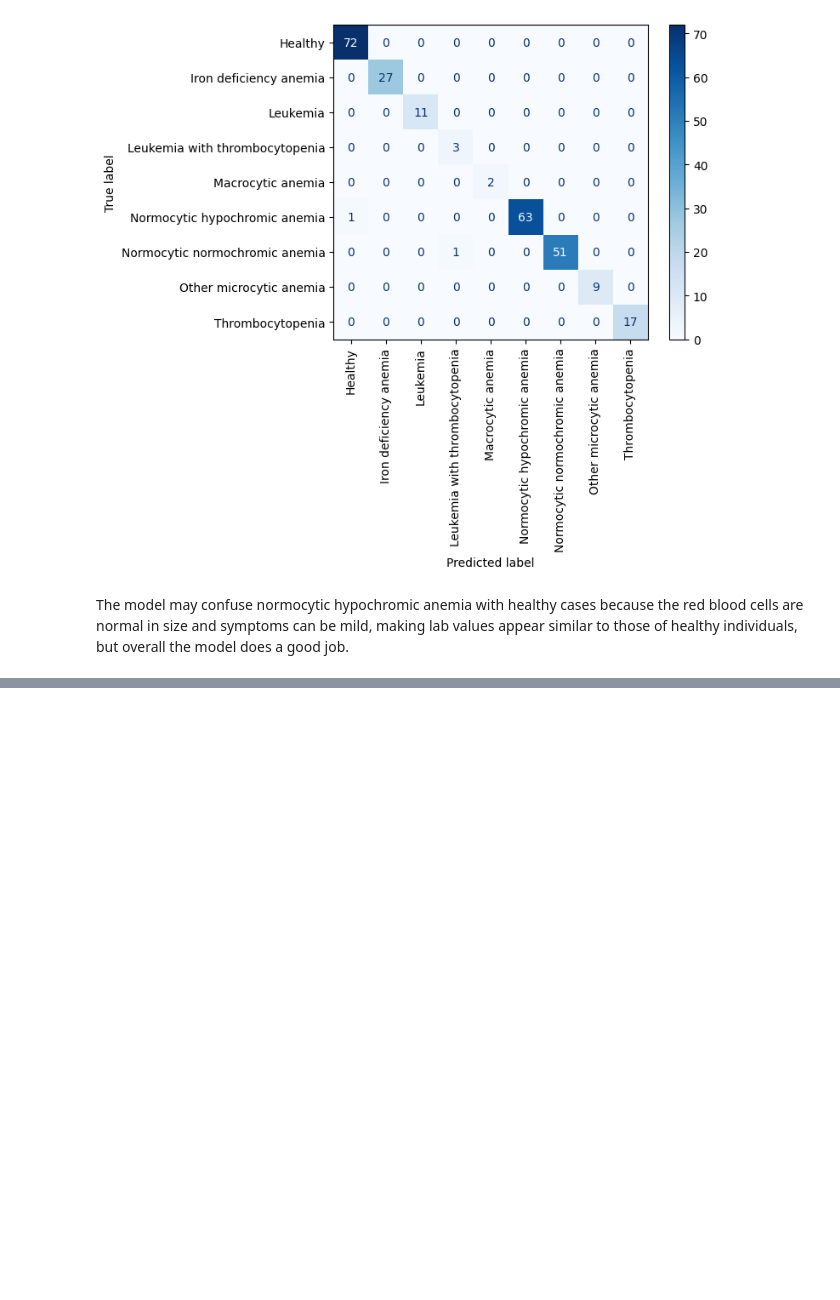
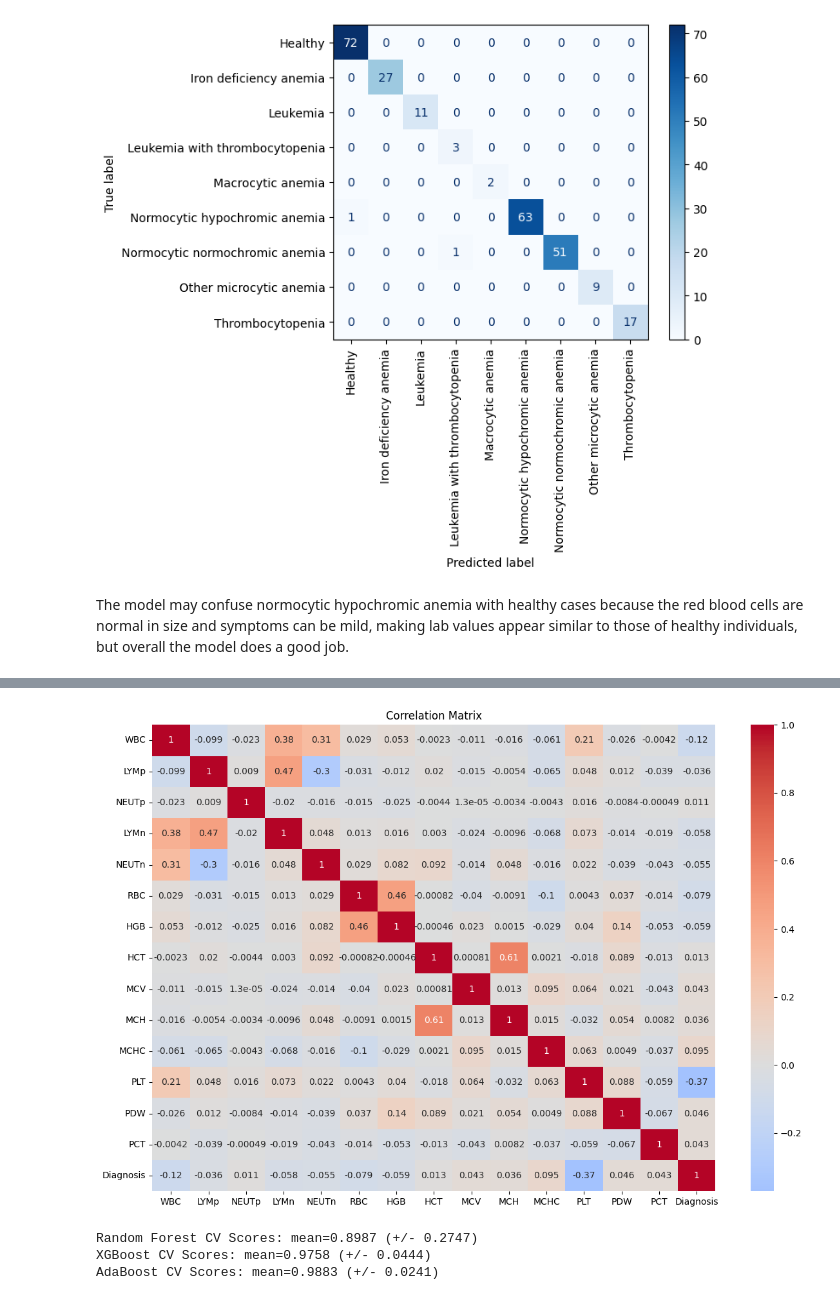
Before and after one commit to davidtabor0/Anemia_Classification, a Jupyter notebook: Anemia_Notebook.ipynb, the cells around one changed output, grey strips where cells are left out. Cells and saved outputs as stored; diff of their text form; code cells hidden in the pictures; blank space fills up the shorter version.

```diff
--- a/Anemia_Notebook.ipynb
+++ b/Anemia_Notebook.ipynb
@@ -317,0 +342,27 @@ Random Forest Accuracy: 0.9844
+# %%
+# Correlation Analysis
+plt.figure(figsize=(12, 8))
+correlation_matrix = df.corr()
+sns.heatmap(correlation_matrix, annot=True, cmap='coolwarm', center=0)
+plt.title('Correlation Matrix')
+plt.tight_layout()
+plt.show()
+# %% [output]
+[figure, added]
+# %%
+# Cross-validation scores
+from sklearn.model_selection import cross_val_score
+
+models = {
+    'Random Forest': rf_grid.best_estimator_,
+    'XGBoost': xgb_grid.best_estimator_,
+    'AdaBoost': ada_grid.best_estimator_
+}
+
+for name, model in models.items():
+    scores = cross_val_score(model, X, y, cv=5)
+    print(f'{name} CV Scores: mean={scores.mean():.4f} (+/- {scores.std() * 2:.4f})')
+# %% [output]
+Random Forest CV Scores: mean=0.8987 (+/- 0.2747)
+XGBoost CV Scores: mean=0.9758 (+/- 0.0444)
+AdaBoost CV Scores: mean=0.9883 (+/- 0.0241)
```
Also changed, not shown: parts of 7 cells of this notebook.
